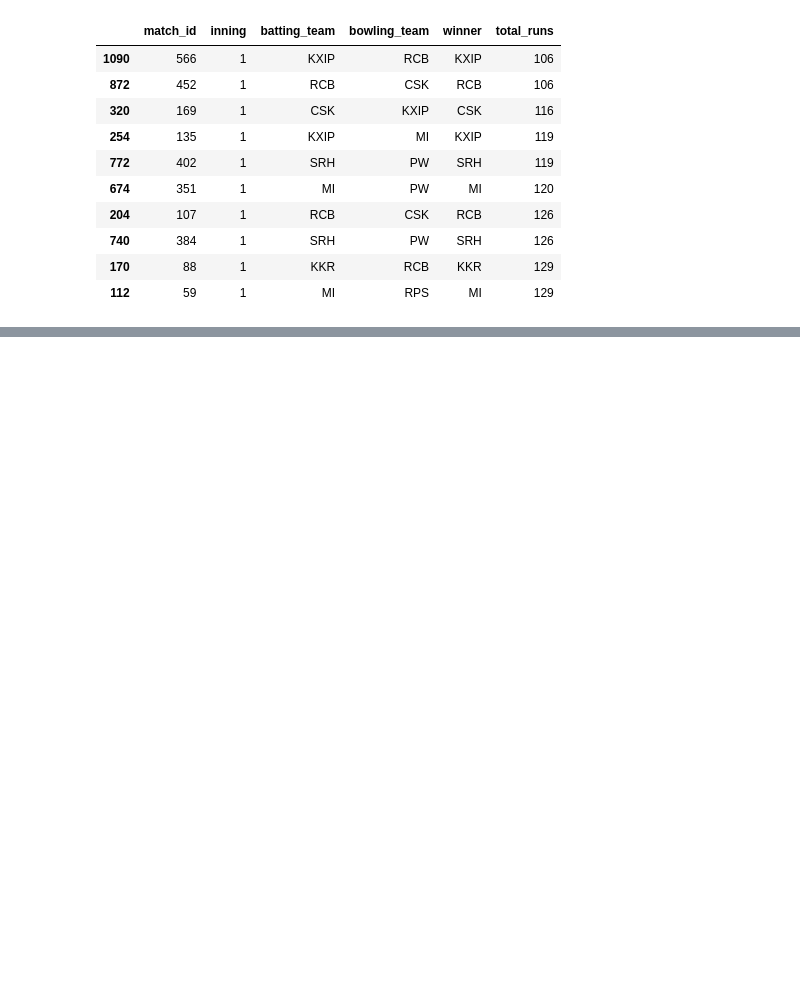
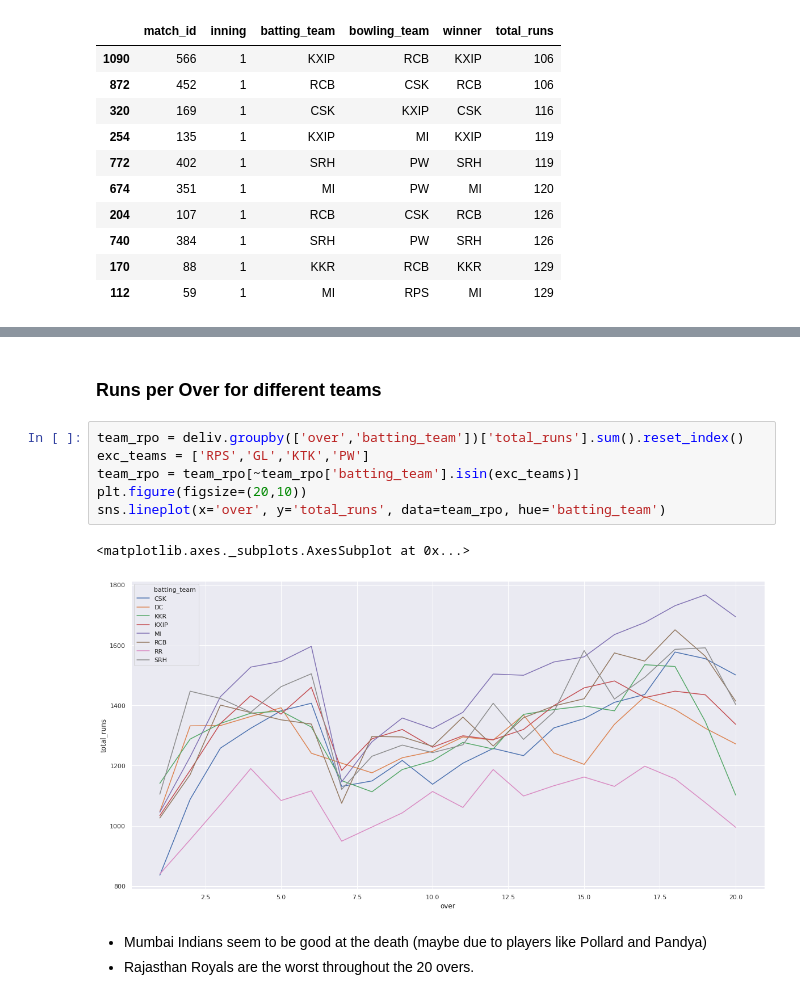
Before and after one commit to prateek-ml/ipl-eda, a Jupyter notebook: IPL EDA - II.ipynb, the cells around one changed output, grey strips where cells are left out. Cells and saved outputs as stored; diff of their text form; blank space fills up the shorter version.

```diff
--- a/IPL EDA - II.ipynb
+++ b/IPL EDA - II.ipynb
@@ -334,0 +425,14 @@ doub
+# %% [markdown]
+### Runs per Over for different teams
+# %%
+team_rpo = deliv.groupby(['over','batting_team'])['total_runs'].sum().reset_index()
+exc_teams = ['RPS','GL','KTK','PW']
+team_rpo = team_rpo[~team_rpo['batting_team'].isin(exc_teams)]
+plt.figure(figsize=(20,10))
+sns.lineplot(x='over', y='total_runs', data=team_rpo, hue='batting_team')
+# %% [output]
+<matplotlib.axes._subplots.AxesSubplot at 0x...>
+[figure, added]
+# %% [markdown]
+- Mumbai Indians seem to be good at the death (maybe due to players like Pollard and Pandya)
+- Rajasthan Royals are the worst throughout the 20 overs.
```
Also changed, not shown: parts of 18 cells of this notebook.
